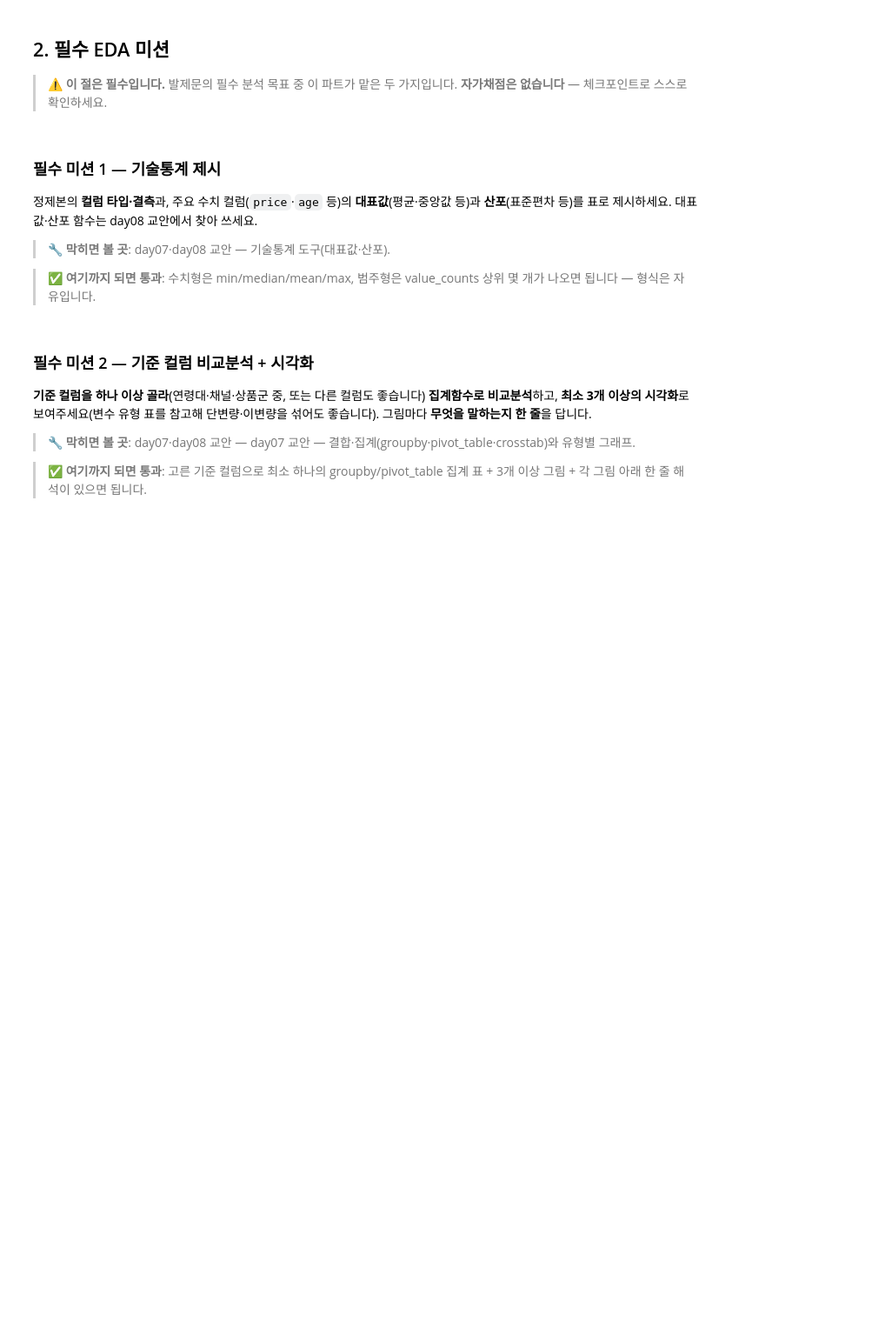
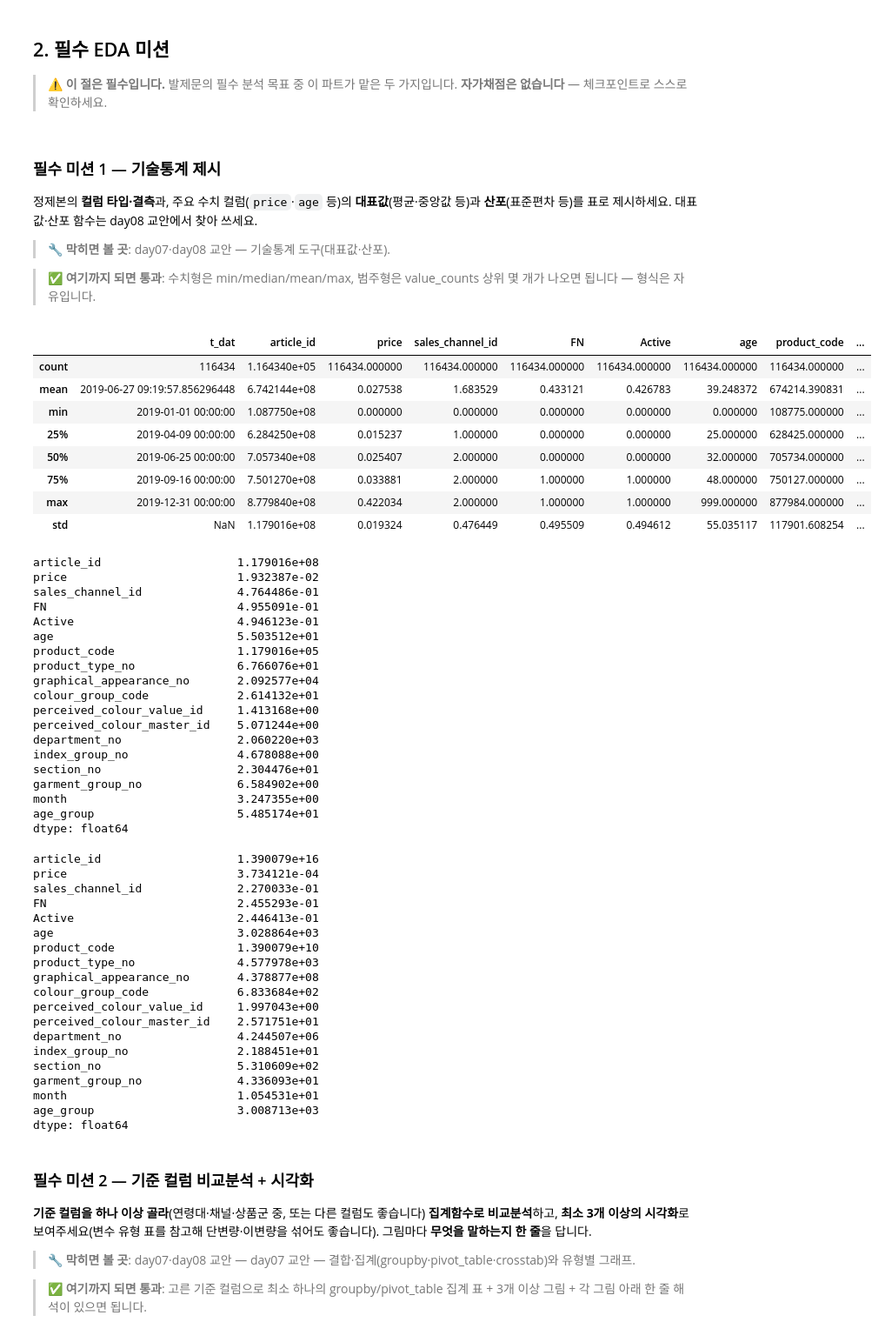
Before and after one commit to seventy4-git/hm-analysis, a Jupyter notebook: 02_데이터_EDA.ipynb, the cells around one changed output. Shown at 87% size. Cells and saved outputs as stored; diff of their text form; code cells hidden in the pictures; blank space fills up the shorter version.

```diff
--- a/02_데이터_EDA.ipynb
+++ b/02_데이터_EDA.ipynb
@@ -47,6 +47,30 @@
 #   경고 문구가 시끄러우면 warnings.filterwarnings('ignore').
 
 # 여기에 코드를 작성하세요
+import pandas as pd
+import numpy as np
+import matplotlib.pyplot as plt
+import seaborn as sns
+from scipy import stats
+import platform
+import warnings
+
+pd.set_option('display.max_columns', 40)
+
+# 한글 폰트 — 실행 중인 OS 에 맞춰 자동 설정
+if platform.system() == 'Windows':
+    KOREAN_FONT = 'Malgun Gothic'
+    FONT_PATH = 'C:/Windows/Fonts/malgun.ttf'
+elif platform.system() == 'Darwin':          # macOS
+    KOREAN_FONT = 'AppleGothic'
+    FONT_PATH = '/System/Library/Fonts/Supplemental/AppleGothic.ttf'
+else:                                        # Linux (Colab 등)
+    KOREAN_FONT = 'NanumGothic'
+    FONT_PATH = '/usr/share/fonts/truetype/nanum/NanumGothic.ttf'
+
+plt.rcParams['font.family'] = KOREAN_FONT
+plt.rcParams['axes.unicode_minus'] = False   # 마이너스(−) 부호 깨짐 방지
+sns.set_theme(font=KOREAN_FONT, rc={'axes.unicode_minus': False})
 # %% [markdown]
 **1-2. 정제본 불러와 `df` 만들기**
 
@@ -116,6 +208,57 @@
 > ✅ **여기까지 되면 통과**: 수치형은 min/median/mean/max, 범주형은 value_counts 상위 몇 개가 나오면 됩니다 — 형식은 자유입니다.
 # %%
 # 여기에 코드를 작성하세요
+display(df.describe())  # df 데이터프레임의 수치형 컬럼 요약
+display(df.std(numeric_only=True, ddof=1))  # df 데이터프레임의 표준편차
+display(df.var(numeric_only=True, ddof=1))  # df 데이터프레임의 분산
+# %% [output]
+|  | t_dat | article_id | price | sales_channel_id | FN | Active | age | product_code | ... |
+| count | 116434 | 1.164340e+05 | 116434.000000 | 116434.000000 | 116434.000000 | 116434.000000 | 116434.000000 | 116434.000000 | ... |
+| mean | 2019-06-27 09:19:57.856296448 | 6.742144e+08 | 0.027538 | 1.683529 | 0.433121 | 0.426783 | 39.248372 | 674214.390831 | ... |
+| min | 2019-01-01 00:00:00 | 1.087750e+08 | 0.000000 | 0.000000 | 0.000000 | 0.000000 | 0.000000 | 108775.000000 | ... |
+| 25% | 2019-04-09 00:00:00 | 6.284250e+08 | 0.015237 | 1.000000 | 0.000000 | 0.000000 | 25.000000 | 628425.000000 | ... |
+| 50% | 2019-06-25 00:00:00 | 7.057340e+08 | 0.025407 | 2.000000 | 0.000000 | 0.000000 | 32.000000 | 705734.000000 | ... |
+| 75% | 2019-09-16 00:00:00 | 7.501270e+08 | 0.033881 | 2.000000 | 1.000000 | 1.000000 | 48.000000 | 750127.000000 | ... |
+| max | 2019-12-31 00:00:00 | 8.779840e+08 | 0.422034 | 2.000000 | 1.000000 | 1.000000 | 999.000000 | 877984.000000 | ... |
+| std | NaN | 1.179016e+08 | 0.019324 | 0.476449 | 0.495509 | 0.494612 | 55.035117 | 117901.608254 | ... |
+article_id                    1.179016e+08
+price                         1.932387e-02
+sales_channel_id              4.764486e-01
+FN                            4.955091e-01
+Active                        4.946123e-01
+age                           5.503512e+01
+product_code                  1.179016e+05
+product_type_no               6.766076e+01
+graphical_appearance_no       2.092577e+04
+colour_group_code             2.614132e+01
+perceived_colour_value_id     1.413168e+00
+perceived_colour_master_id    5.071244e+00
+department_no                 2.060220e+03
+index_group_no                4.678088e+00
+section_no                    2.304476e+01
+garment_group_no              6.584902e+00
+month                         3.247355e+00
+age_group                     5.485174e+01
+dtype: float64
+article_id                    1.390079e+16
+price                         3.734121e-04
+sales_channel_id              2.270033e-01
+FN                            2.455293e-01
+Active                        2.446413e-01
+age                           3.028864e+03
+product_code                  1.390079e+10
+product_type_no               4.577978e+03
+graphical_appearance_no       4.378877e+08
+colour_group_code             6.833684e+02
+perceived_colour_value_id     1.997043e+00
+perceived_colour_master_id    2.571751e+01
+department_no                 4.244507e+06
+index_group_no                2.188451e+01
+section_no                    5.310609e+02
+garment_group_no              4.336093e+01
+month                         1.054531e+01
+age_group                     3.008713e+03
+dtype: float64
 # %% [markdown]
 ### 필수 미션 2 — 기준 컬럼 비교분석 + 시각화
 **기준 컬럼을 하나 이상 골라**(연령대·채널·상품군 중, 또는 다른 컬럼도 좋습니다) **집계함수로 비교분석**하고, **최소 3개 이상의 시각화**로 보여주세요(변수 유형 표를 참고해 단변량·이변량을 섞어도 좋습니다). 그림마다 **무엇을 말하는지 한 줄**을 답니다.
```
Also changed, not shown: parts of 5 cells of this notebook, 1 other file.
